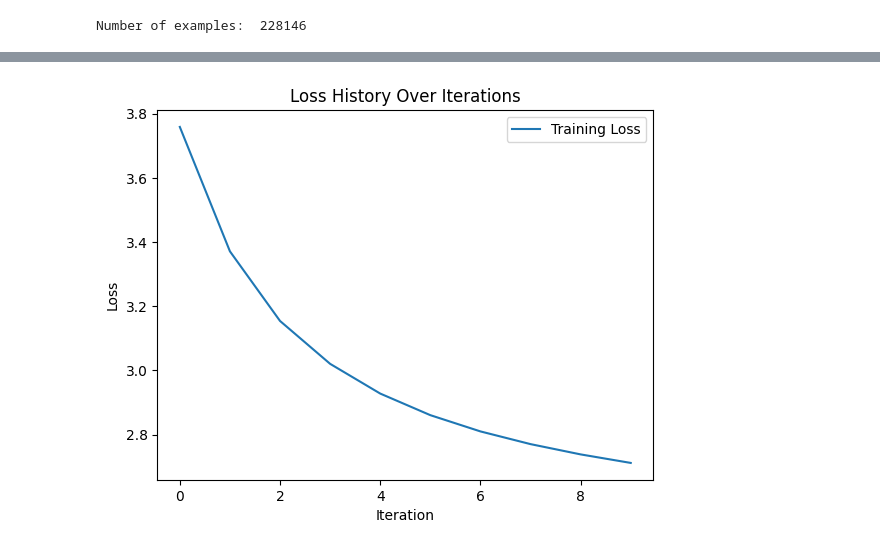
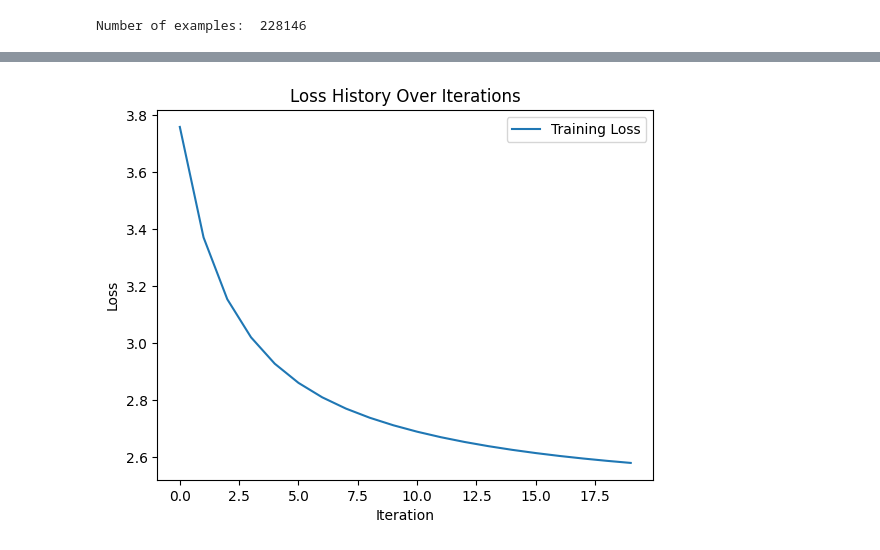
Before and after one commit to burakemretetik/makemore, a Jupyter notebook: makemore.ipynb, the cells around one changed output, grey strips where cells are left out. Cells and saved outputs as stored; diff of their text form; code cells hidden in the pictures.

```diff
--- a/makemore.ipynb
+++ b/makemore.ipynb
@@ -394,7 +394,7 @@ Number of examples:  228146
 # List to store the loss history
 loss_history = []
 
-for k in range(10):
+for k in range(20):
     # forward pass
     xenc = F.one_hot(xs, num_classes=27).float()  # one-hot encoding the input
     logits = xenc @ W  # predict log-counts
@@ -436,4 +446,4 @@ Loss = 2.711496591567993
-[figure, old version]
+[figure, new version]
 # %%
 # Convert W to a NumPy array for visualization
 W_np = W.detach().numpy()
```
Also changed, not shown: parts of 4 cells of this notebook.
